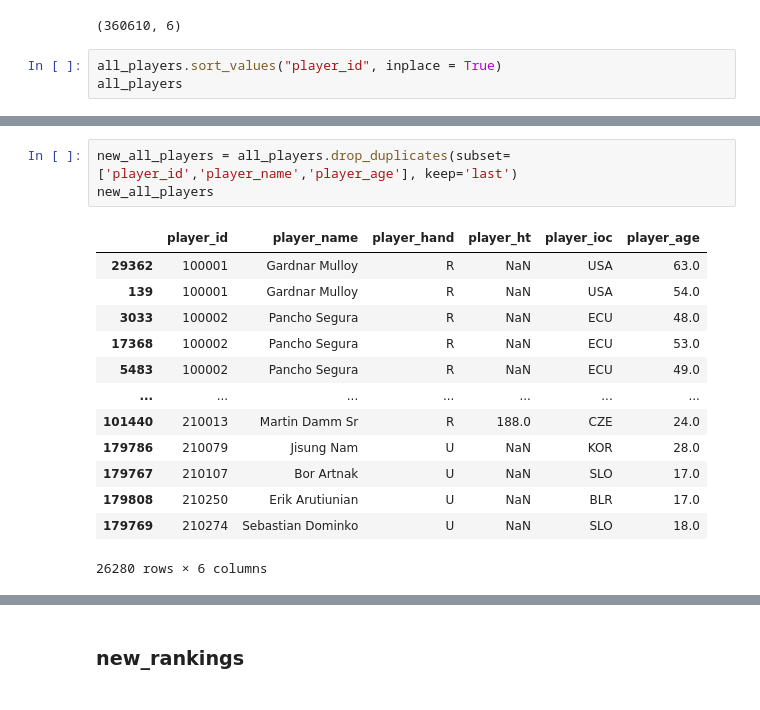
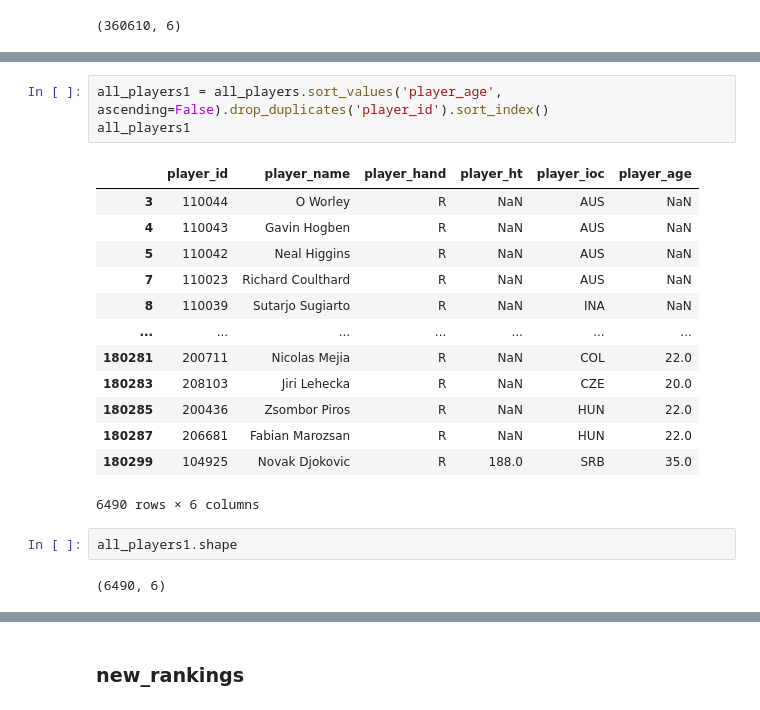
Before and after one commit to julieher/project_folder, a Jupyter notebook: players_ETL.ipynb, the cells around one changed output, grey strips where cells are left out. Saved outputs shown, nothing was run; the diff lists cells and outputs as text.

```diff
--- a/players_ETL.ipynb
+++ b/players_ETL.ipynb
@@ -175,6 +175,3 @@ Length: 360610, dtype: bool
 all_players.shape
 # %% [output]
 (360610, 6)
-# %%
-all_players.sort_values("player_id", inplace = True)
-all_players
@@ -195,18 +178,22 @@ all_players
-# %%
-new_all_players = all_players.drop_duplicates(subset=['player_id','player_name','player_age'], keep='last')
-new_all_players
-# %% [output]
-|  | player_id | player_name | player_hand | player_ht | player_ioc | player_age |
-| 29362 | 100001 | Gardnar Mulloy | R | NaN | USA | 63.0 |
-| 139 | 100001 | Gardnar Mulloy | R | NaN | USA | 54.0 |
-| 3033 | 100002 | Pancho Segura | R | NaN | ECU | 48.0 |
-| 17368 | 100002 | Pancho Segura | R | NaN | ECU | 53.0 |
-| 5483 | 100002 | Pancho Segura | R | NaN | ECU | 49.0 |
-| ... | ... | ... | ... | ... | ... | ... |
-| 101440 | 210013 | Martin Damm Sr | R | 188.0 | CZE | 24.0 |
-| 179786 | 210079 | Jisung Nam | U | NaN | KOR | 28.0 |
-| 179767 | 210107 | Bor Artnak | U | NaN | SLO | 17.0 |
-| 179808 | 210250 | Erik Arutiunian | U | NaN | BLR | 17.0 |
-| 179769 | 210274 | Sebastian Dominko | U | NaN | SLO | 18.0 |
-26280 rows × 6 columns
+# %%
+all_players1 = all_players.sort_values('player_age', ascending=False).drop_duplicates('player_id').sort_index()
+all_players1
+# %% [output]
+|  | player_id | player_name | player_hand | player_ht | player_ioc | player_age |
+| 3 | 110044 | O Worley | R | NaN | AUS | NaN |
+| 4 | 110043 | Gavin Hogben | R | NaN | AUS | NaN |
+| 5 | 110042 | Neal Higgins | R | NaN | AUS | NaN |
+| 7 | 110023 | Richard Coulthard | R | NaN | AUS | NaN |
+| 8 | 110039 | Sutarjo Sugiarto | R | NaN | INA | NaN |
+| ... | ... | ... | ... | ... | ... | ... |
+| 180281 | 200711 | Nicolas Mejia | R | NaN | COL | 22.0 |
+| 180283 | 208103 | Jiri Lehecka | R | NaN | CZE | 20.0 |
+| 180285 | 200436 | Zsombor Piros | R | NaN | HUN | 22.0 |
+| 180287 | 206681 | Fabian Marozsan | R | NaN | HUN | 22.0 |
+| 180299 | 104925 | Novak Djokovic | R | 188.0 | SRB | 35.0 |
+6490 rows × 6 columns
+# %%
+all_players1.shape
+# %% [output]
+(6490, 6)
 # %%
```
Also changed, not shown: parts of 8 cells of this notebook, 4 other files.
